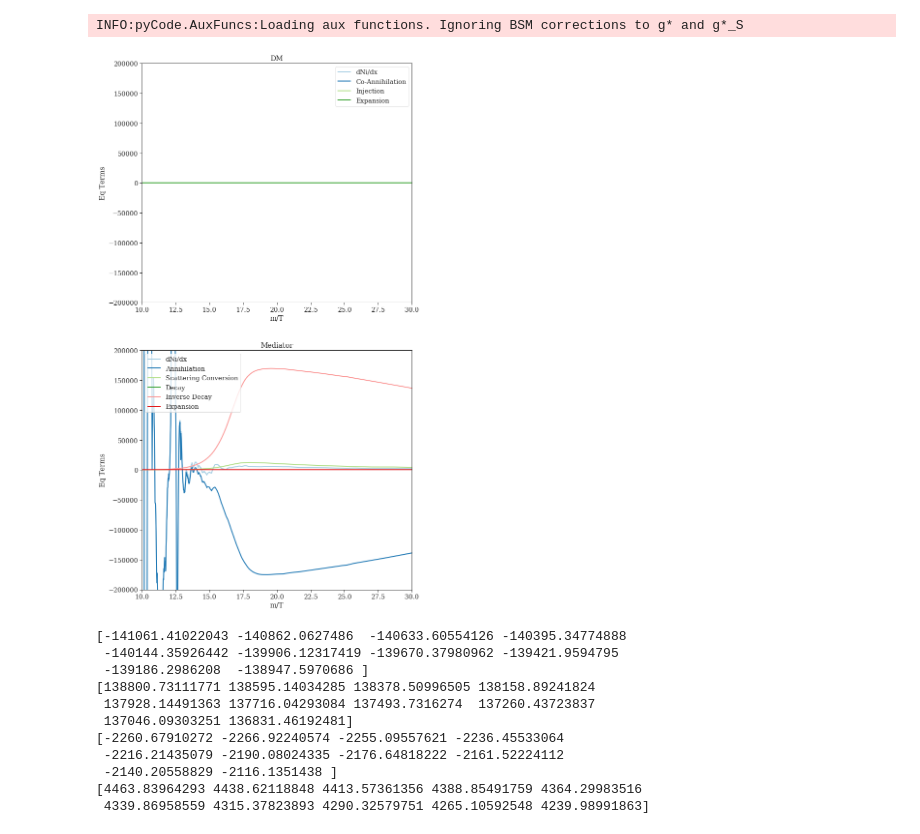
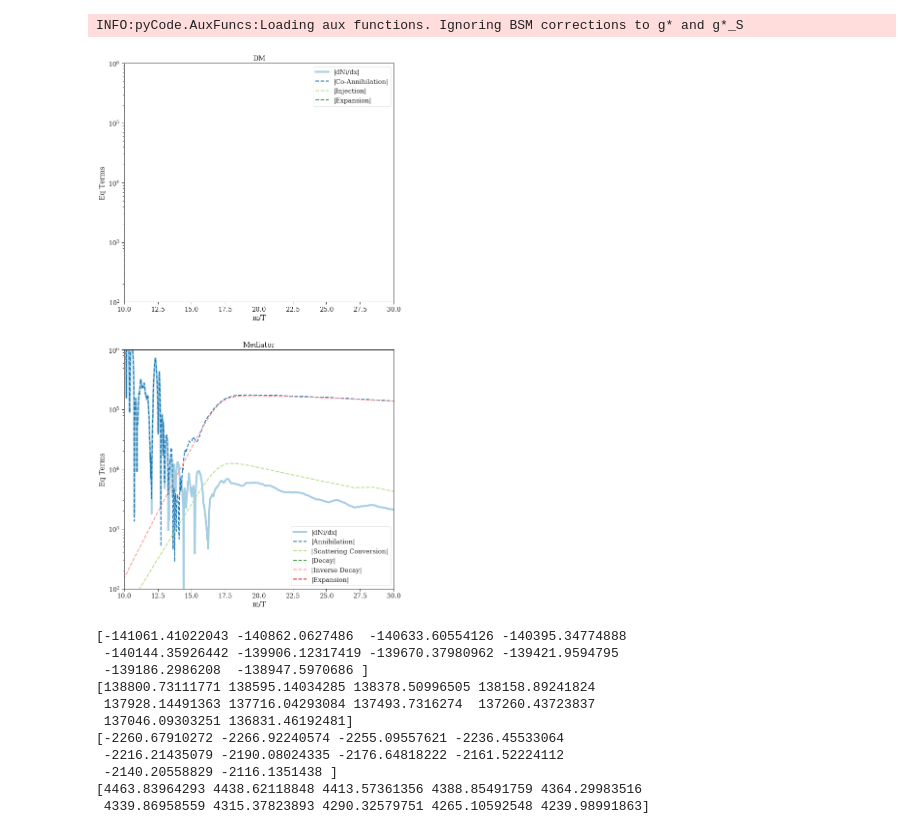
Before and after one commit to andlessa/BoltzmannEqs, a Jupyter notebook: checkBoltzEqs.ipynb, the cells around one changed output. Drawn from its saved outputs; the diff is of its cells as text; code cells hidden in the pictures.

```diff
--- a/checkBoltzEqs.ipynb
+++ b/checkBoltzEqs.ipynb
@@ -242,38 +242,38 @@ plt.figure(figsize=(10,20))
 xvals = xdict['m/T']
 xlabel = 'm/T'
 isub = 0
-yLog = False
+yLog = True
 xLog = False
 for irow in range(nrows):
     isub += 1
     plt.subplot(nrows,1,isub)
     for curve in curveLabels:
         if curve == 'n' or curve == r'$\rho$':continue
         if not np.count_nonzero(eqTerms[curve][irow,:]):
             continue
         if yLog:
             if 'dNi' in curve:
                 plt.plot(xvals,np.abs(eqTerms[curve][irow,:]),linewidth=4,label='|'+curve+'|')
             else:
                 plt.plot(xvals,np.abs(eqTerms[curve][irow,:]),linewidth=2,label='|'+curve+'|',linestyle='--')
         else:
             plt.plot(xvals,eqTerms[curve][irow,:],linewidth=2,label=curve)
     plt.title(rowLabels[isub-1])
     plt.xlabel(xlabel)
     plt.ylabel("Eq Terms")
 
-    plt.ylim(-200000,200000)
+    plt.ylim(1e2,1e6)
     plt.xlim(10,30)
     if yLog:
         plt.yscale('log')
     if xLog:
         plt.xscale('log')
     plt.legend()
 
 # plt.tight_layout()
 plt.show()
 # %% [output]
-[figure, old version]
+[figure, new version]
 # %%
 print(eqTerms['Annihilation'][1,-10:])
 print(eqTerms['Inverse Decay'][1,-10:])
```
Also changed, not shown: 2 other files.
